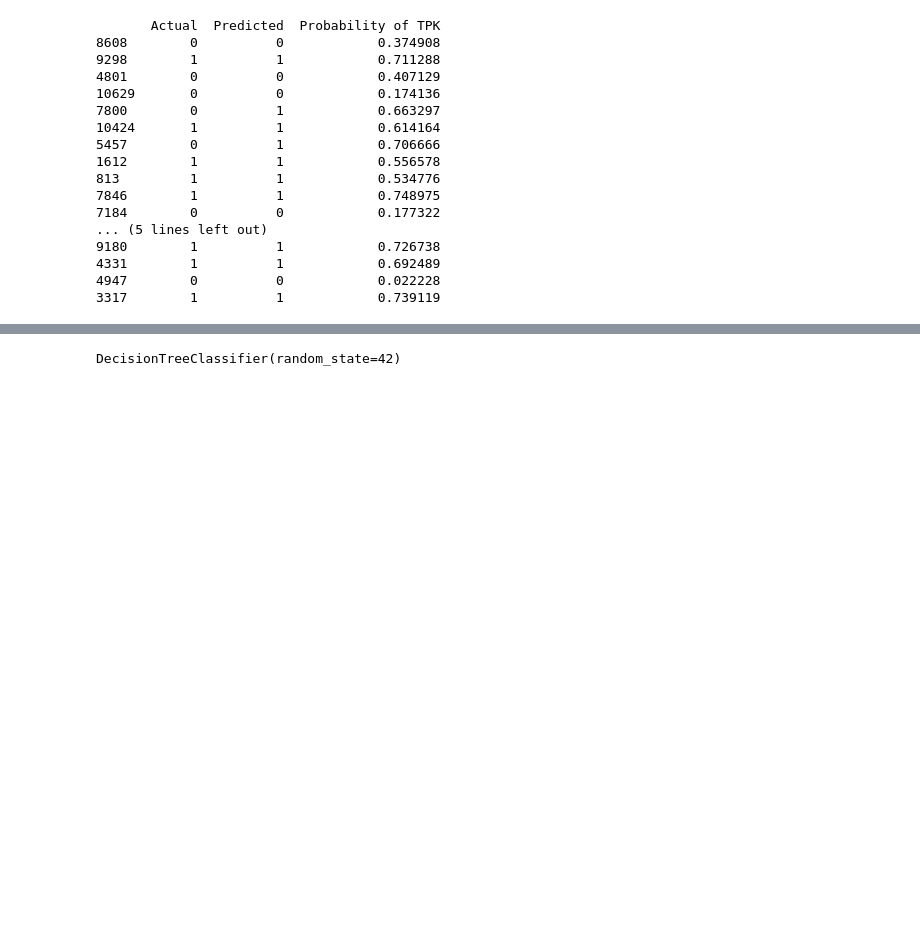
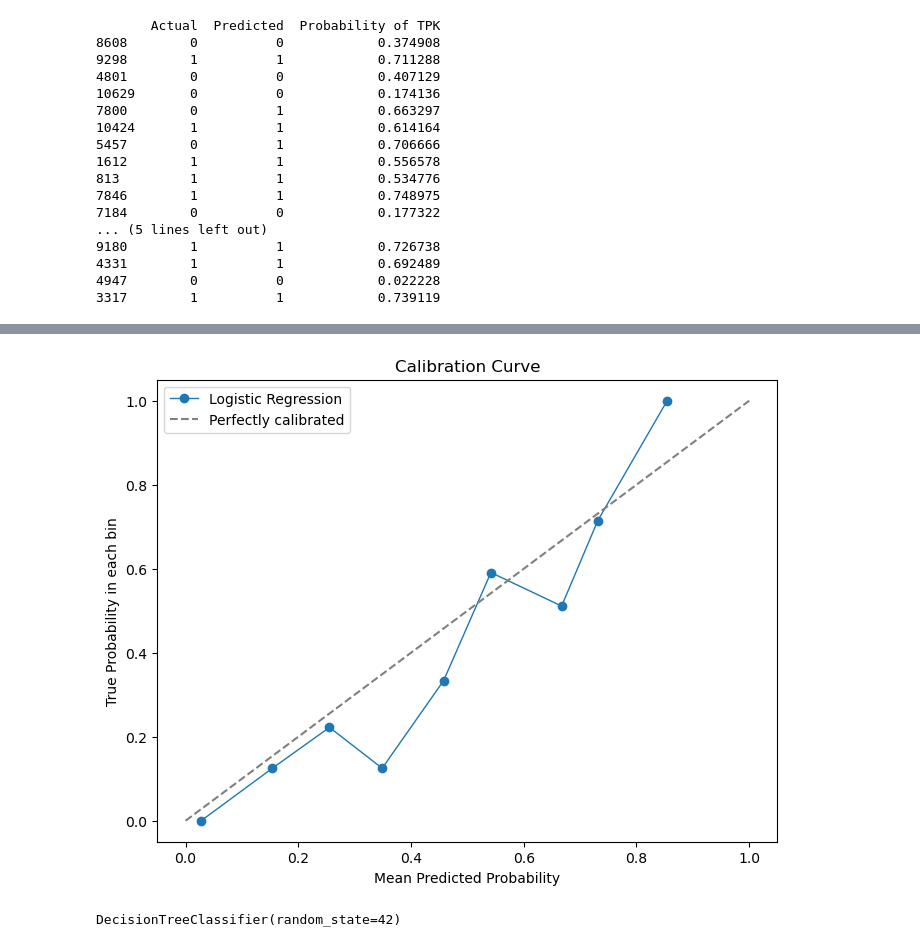
Before and after one commit to ingridasemenec/DnDEncounterEstimator, a Jupyter notebook: eda_Ingrida_tpkclassification.ipynb, the cells around one changed output, grey strips where cells are left out. Saved outputs shown, nothing was run; the diff lists cells and outputs as text; code cells hidden in the pictures; blank space fills up the shorter version.

```diff
--- a/eda_Ingrida_tpkclassification.ipynb
+++ b/eda_Ingrida_tpkclassification.ipynb
@@ -207,3 +218,20 @@ print(predictions_lr_df.head(20))
+# %%
+from sklearn.calibration import calibration_curve
+
+# Get true probabilities and predicted probabilities
+true_prob, pred_prob = calibration_curve(y_test, y_pred_proba_lr, n_bins=10)
+
+# Plotting the calibration curve
+plt.figure(figsize=(8, 6))
+plt.plot(pred_prob, true_prob, marker='o', linewidth=1, label='Logistic Regression')
+plt.plot([0, 1], [0, 1], linestyle='--', color='grey', label='Perfectly calibrated')
+plt.xlabel('Mean Predicted Probability')
+plt.ylabel('True Probability in each bin')
+plt.legend()
+plt.title('Calibration Curve')
+plt.show()
+# %% [output]
+[figure, added]
 # %%
 from sklearn.tree import DecisionTreeClassifier
 # %%
```
Also changed, not shown: parts of 4 cells of this notebook, 40 other files.
